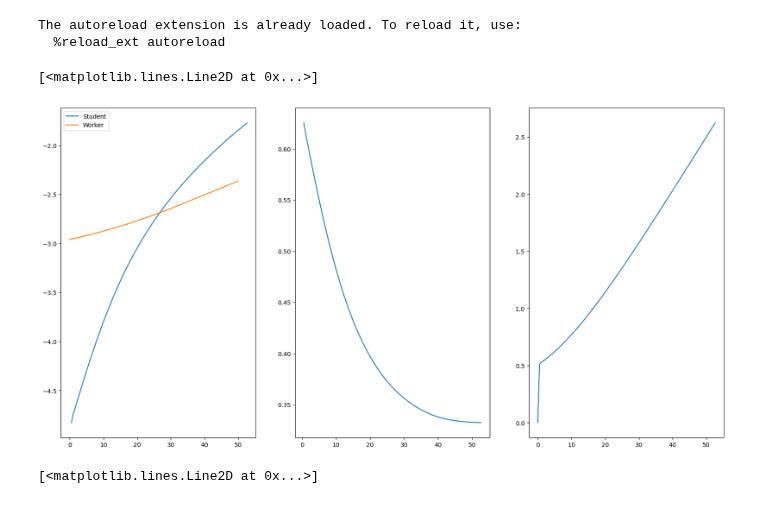
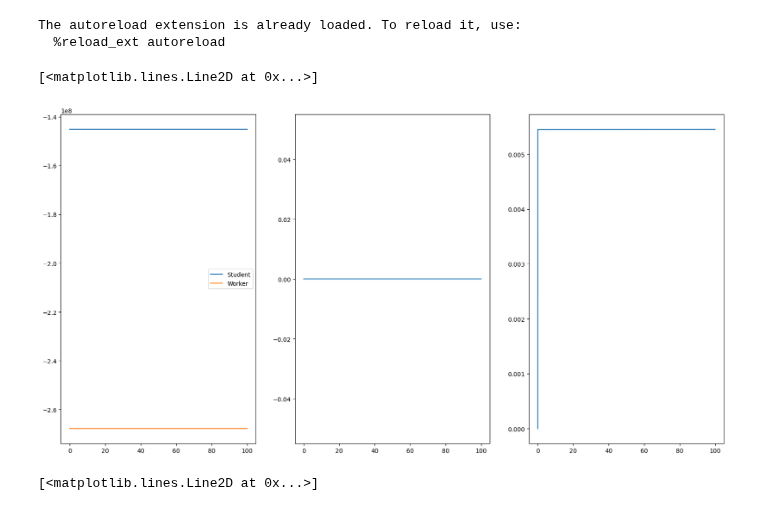
Before and after one commit to ansofol/DP_term_paper, a Jupyter notebook: main_model/test_run.ipynb, the cells around one changed output. Drawn from its saved outputs; the diff is of its cells as text; code cells hidden in the pictures.

```diff
--- a/main_model/test_run.ipynb
+++ b/main_model/test_run.ipynb
@@ -11,11 +11,11 @@ The autoreload extension is already loaded. To reload it, use:
 model = Model()
 model.setup()
 
-model.par.Na = 200
-model.par.Tmax = 10
-model.par.a_max = 50
-model.par.Smax = 4
-model.par.Ntypes = 4
+model.par.Na = 30
+model.par.Tmax = 45
+model.par.a_max = 100
+model.par.Smax = 5
+model.par.Ntypes = 1
 model.par.sigma_taste = 1.0
 
 model.set_grids()
@@ -25,21 +25,21 @@ sol = model.sol
 # %%
 model.solve()
 # %%
-t = 2
-s = 2
+t = 3
+s = 3
 
 fig,ax = plt.subplots(1,3,figsize=(20,10))
 
 ax[0].plot(sol.m[0,t,0,s,:,0],sol.V[0,t,0,s,:,0],label = "Student")
 ax[0].plot(sol.m[0,t,1,s,:,0],sol.V[0,t,1,s,:,0],label = "Worker")
 ax[0].legend()
 
 ax[1].plot(sol.m[0,t,0,s,:,0],sol.ccp_work[0,t,0,s,:,0],label = "Student")
 
 ax[2].plot(sol.m[0,t,0,s,:,0],sol.c[0,t,0,s,:,0],label = "Student")
 # %% [output]
 [<matplotlib.lines.Line2D at 0x...>]
-[figure, old version]
+[figure, new version]
 # %%
 t = 2
 s = 2
```
Also changed, not shown: 4 other files.
